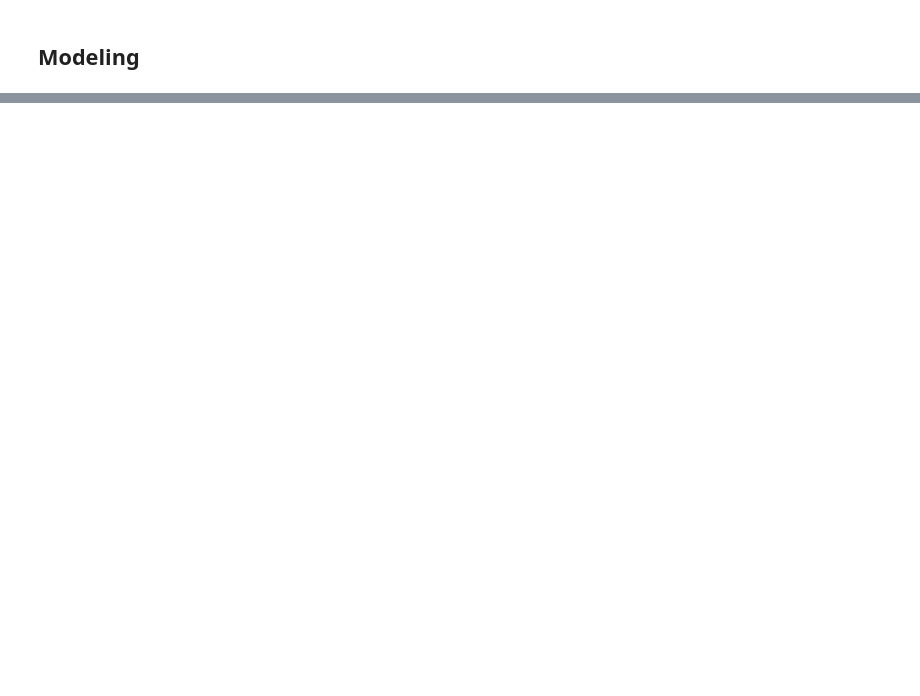
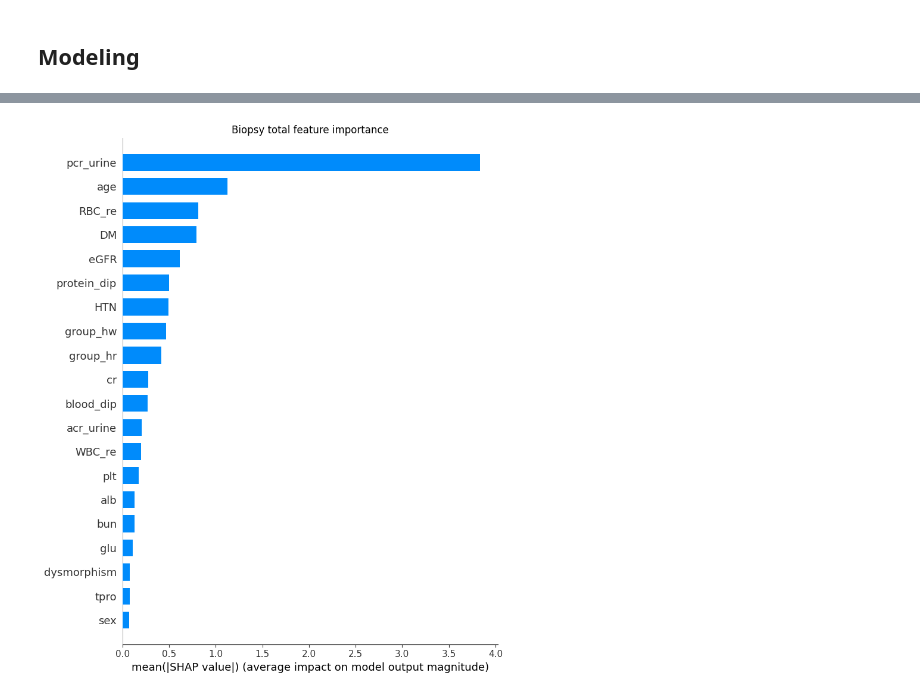
Before and after one commit to tabjun/2024-study, a Jupyter notebook: xgboost study/code file/total_model.ipynb, the cells around one changed output, grey strips where cells are left out. Cells and saved outputs as stored; diff of their text form; code cells hidden in the pictures; blank space fills up the shorter version.

```diff
--- a/xgboost study/code file/total_model.ipynb
+++ b/xgboost study/code file/total_model.ipynb
@@ -127,2 +67,6 @@ test.head()
+# %%
+train_dum = pd.get_dummies(train, columns = ['group'],drop_first=True).copy()
+valid_dum = pd.get_dummies(valid, columns = ['group'],drop_first=True).copy()
+test_dum = pd.get_dummies(test, columns = ['group'],drop_first=True).copy()
 # %% [markdown]
 ### EDA
@@ -205,4 +176,4 @@ Name: RBC_cat, dtype: int64
 # %% [markdown]
 ## Modeling
 # %%
-xgb = XGBClassifier(random_state = 2023, n_jobs=-1)
+xgb = XGBClassifier(random_state = 2023, enable_categorical=True, tree_method = 'hist',n_jobs=-1)
@@ -235,3 +180,12 @@ y_train = train['target'].copy()
+# %%
+X_train = train_dum.drop(['target', 'RBC_binary', 'WBC_binary'], axis=1).copy()
+y_train = train_dum['target'].copy()
+
+X_valid = valid_dum.drop(['target', 'RBC_binary', 'WBC_binary'], axis=1).copy()
+y_valid = valid_dum['target'].copy()
+
+X_test = test_dum.drop(['target', 'RBC_binary', 'WBC_binary'], axis=1).copy()
+y_test = test_dum['target'].copy()
 # %%
 xgb.fit(X_train, y_train)
 # %% [output]
@@ -812,0 +220,11 @@ plt.show()
+# %%
+explainer = shap.TreeExplainer(xgb)
+shap_values = explainer.shap_values(X_train)
+# # Create a KernelExplainer
+# explainer = shap.KernelExplainer(model=xgb.predict_proba, data=X_train)
+
+# # Calculate SHAP values
+# shap_values = explainer.shap_values(X_test)
+
+# # Visualize the SHAP values or use them for further analysis
+# shap.summary_plot(shap_values, X_test)
@@ -812,0 +242,8 @@ plt.show()
+# %%
+plt.figure(figsize=[10,10])
+
+plt.title('Biopsy total feature importance')
+shap.summary_plot(shap_values, X_train, plot_type="bar")
+plt.show()
+# %% [output]
+[figure, added]
```
Also changed, not shown: parts of 87 cells of this notebook, 1 other file.
